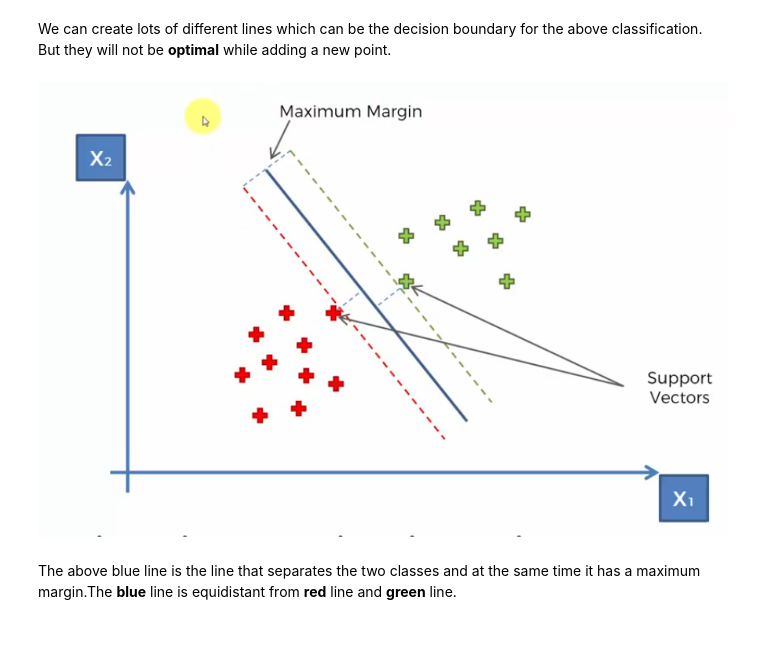
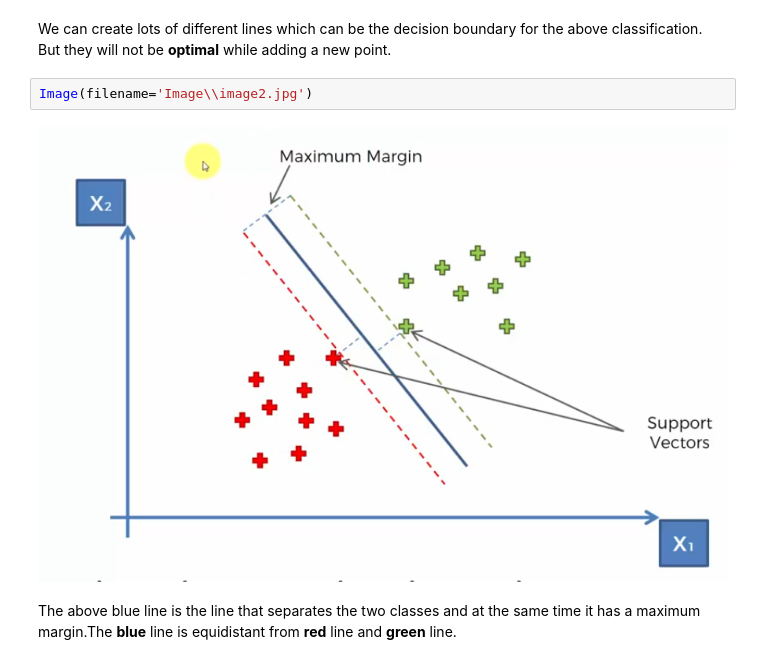
Before and after one commit to krsamir/Machine-Learning, a Jupyter notebook: 03. Classification/03. Support Vector Machine (SVM)/About Support Vector Machine.ipynb, the cells around one changed output. Saved outputs shown, nothing was run; the diff lists cells and outputs as text; blank space fills up the shorter version.

```diff
--- a/03. Classification/03. Support Vector Machine (SVM)/About Support Vector Machine.ipynb
+++ b/03. Classification/03. Support Vector Machine (SVM)/About Support Vector Machine.ipynb
@@ -10,8 +14,10 @@ So here we can see points on a two dimensional space which are some of the obser
 The question that arises here is **How can we derive a line that will separate these two observations i.e. the decision boundary**. It will be important if we are going to add some new points.
 # %% [markdown]
 We can create lots of different lines which can be the decision boundary for the above classification. But they will not be **optimal** while adding a new point.
-# %% [markdown]
-![Capture3.PNG](attachment:Capture3.PNG)
+# %%
+Image(filename='Image\\image2.jpg')
+# %% [output]
+[figure, added]
 # %% [markdown]
 The above blue line is the line that separates the two classes and at the same time it has a maximum margin.The **blue** line is equidistant from **red** line and **green** line.
 # %% [markdown]
```
Also changed, not shown: parts of 5 cells of this notebook.
